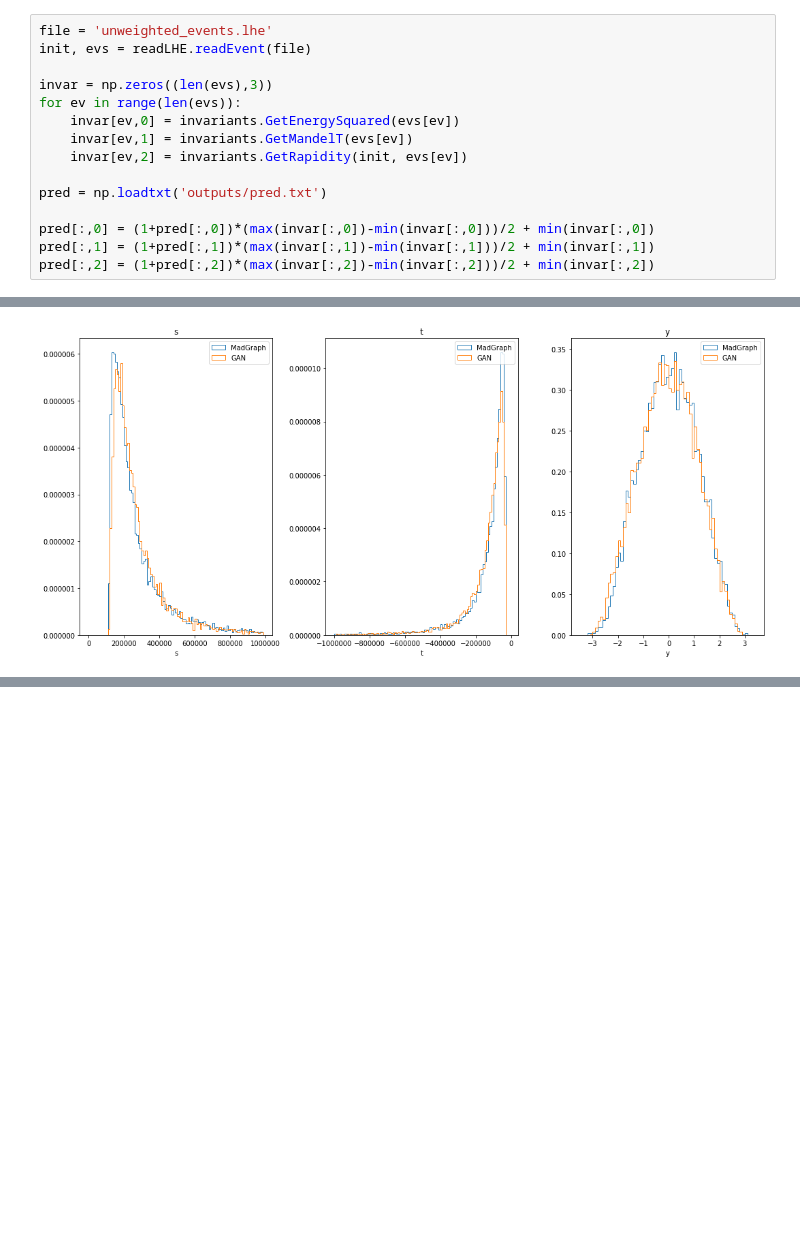
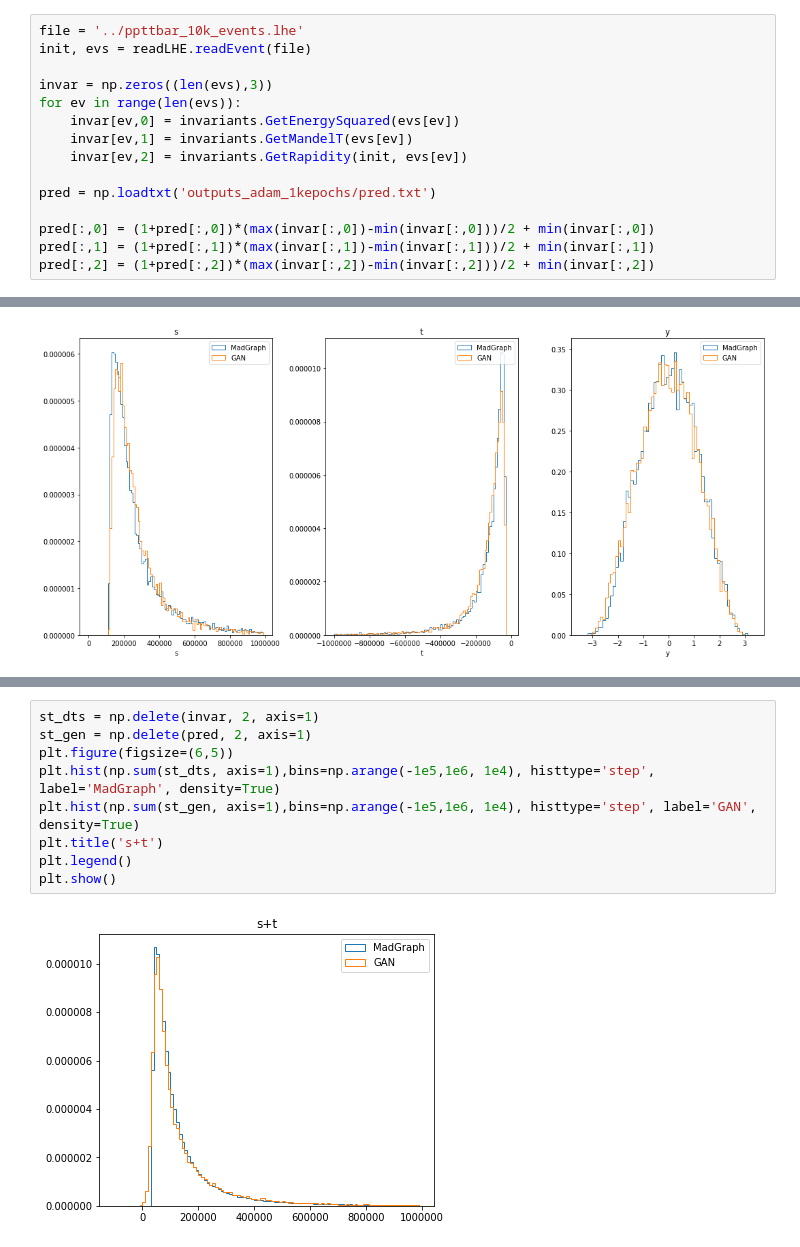
Before and after one commit to luigifvr/gan-lhc-events, a Jupyter notebook: dcgan/Results.ipynb, the cells around one changed output, grey strips where cells are left out. Drawn from its saved outputs; the diff is of its cells as text; blank space fills up the shorter version.

```diff
--- a/dcgan/Results.ipynb
+++ b/dcgan/Results.ipynb
@@ -99,7 +101,7 @@ plt.show()
 # %% [output]
 [figure]
 # %%
-file = 'unweighted_events.lhe'
+file = '../ppttbar_10k_events.lhe'
 init, evs = readLHE.readEvent(file)
 
 invar = np.zeros((len(evs),3))
@@ -108,7 +110,7 @@ for ev in range(len(evs)):
     invar[ev,1] = invariants.GetMandelT(evs[ev])
     invar[ev,2] = invariants.GetRapidity(init, evs[ev])
 
-pred = np.loadtxt('outputs/pred.txt')
+pred = np.loadtxt('outputs_adam_1kepochs/pred.txt')
 
 pred[:,0] = (1+pred[:,0])*(max(invar[:,0])-min(invar[:,0]))/2 + min(invar[:,0])
 pred[:,1] = (1+pred[:,1])*(max(invar[:,1])-min(invar[:,1]))/2 + min(invar[:,1])
@@ -128,0 +212,11 @@ fig.tight_layout()
+# %%
+st_dts = np.delete(invar, 2, axis=1)
+st_gen = np.delete(pred, 2, axis=1)
+plt.figure(figsize=(6,5))
+plt.hist(np.sum(st_dts, axis=1),bins=np.arange(-1e5,1e6, 1e4), histtype='step', label='MadGraph', density=True)
+plt.hist(np.sum(st_gen, axis=1),bins=np.arange(-1e5,1e6, 1e4), histtype='step', label='GAN', density=True)
+plt.title('s+t')
+plt.legend()
+plt.show()
+# %% [output]
+[figure, added]
```
Also changed, not shown: parts of 16 cells of this notebook, 15 other files.
